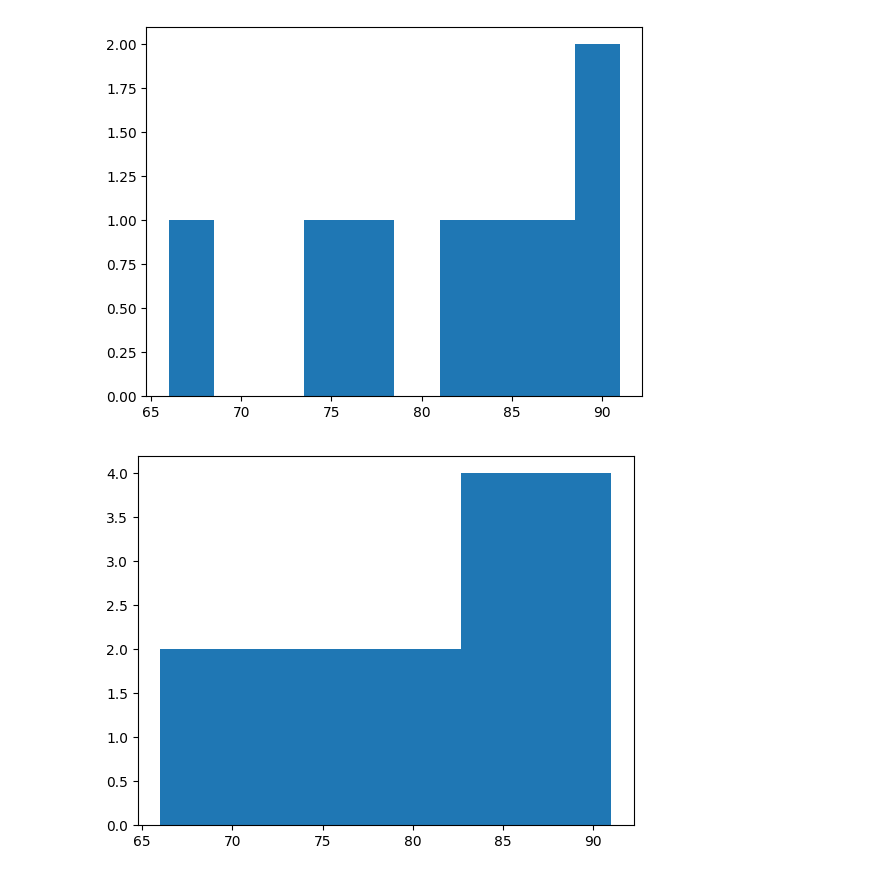
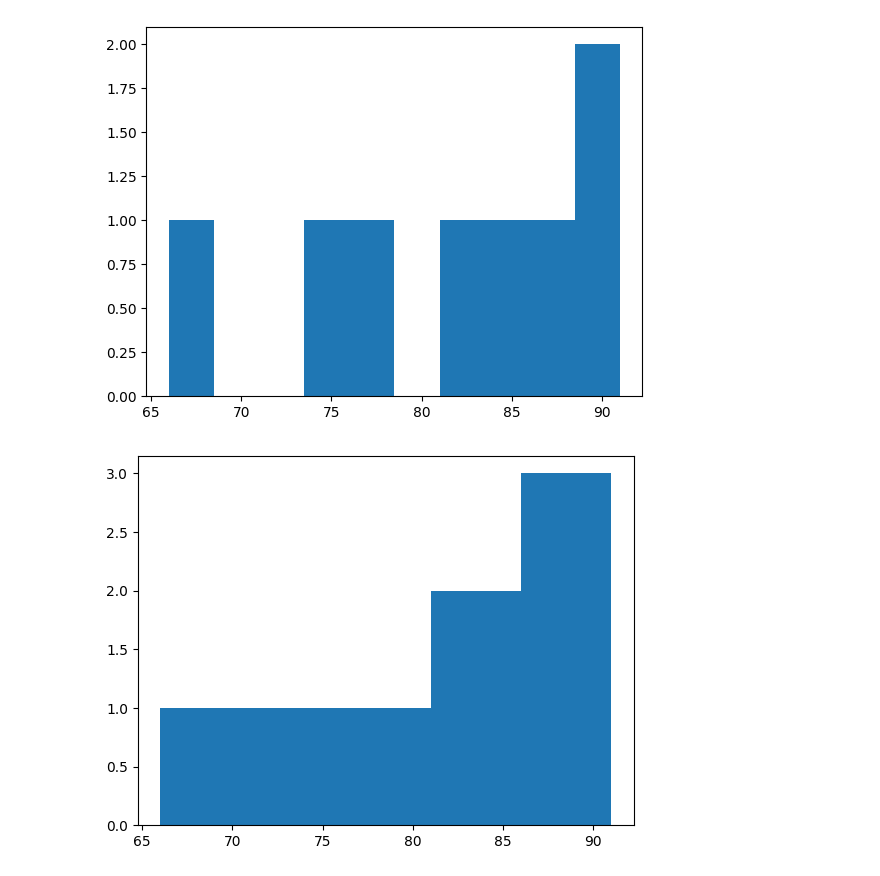
Before and after one commit to princeomarmohamed55/AI-PORTFOLIO-2026, a Jupyter notebook: visualization.ipynb, the cells around one changed output. Drawn from its saved outputs; the diff is of its cells as text; code cells hidden in the pictures.

```diff
--- a/visualization.ipynb
+++ b/visualization.ipynb
@@ -85,7 +85,7 @@ plt.show()
 [figure]
 # %%
 #changing the number of bins
-plt.hist(students["math"],bins=3)
+plt.hist(students["math"],bins=5)
 plt.show()
 # %% [output]
-[figure, old version]
+[figure, new version]
```
Also changed, not shown: parts of 17 cells of this notebook.
